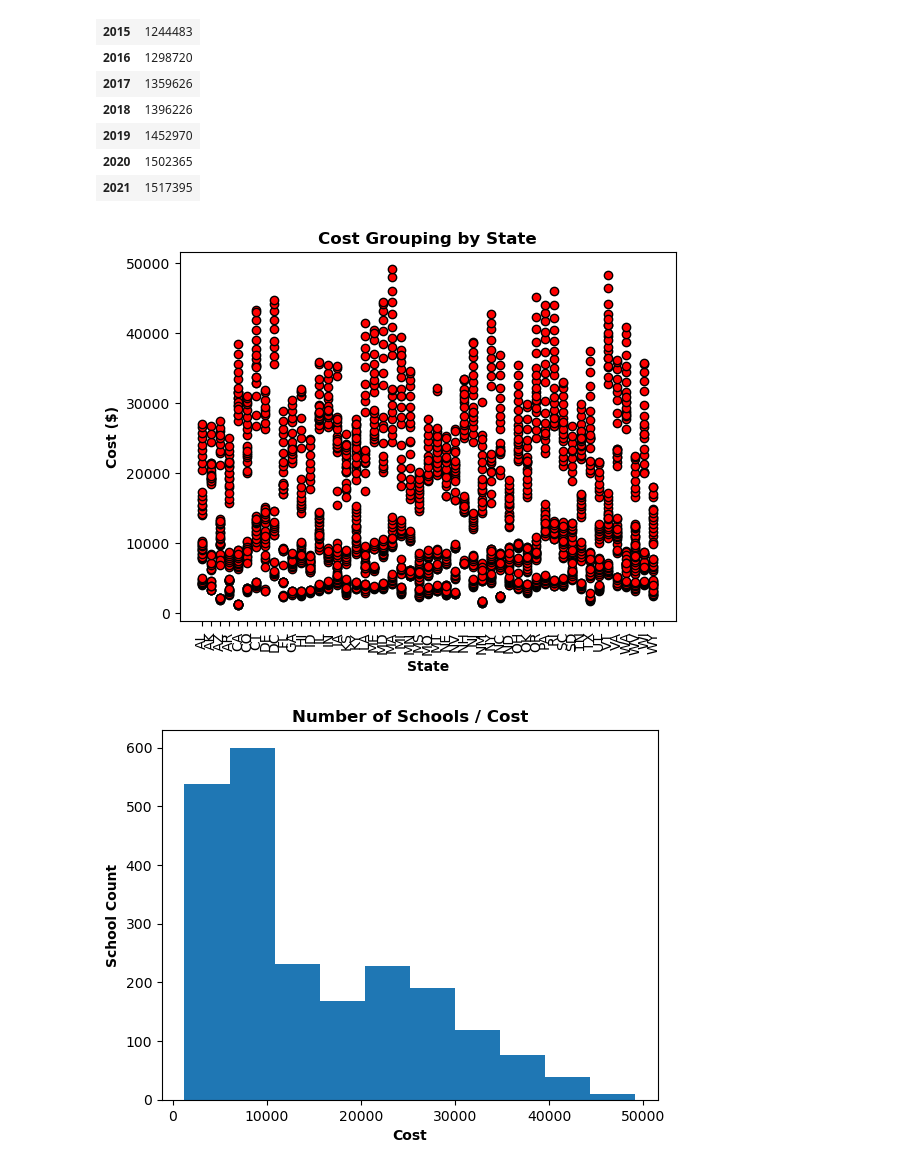
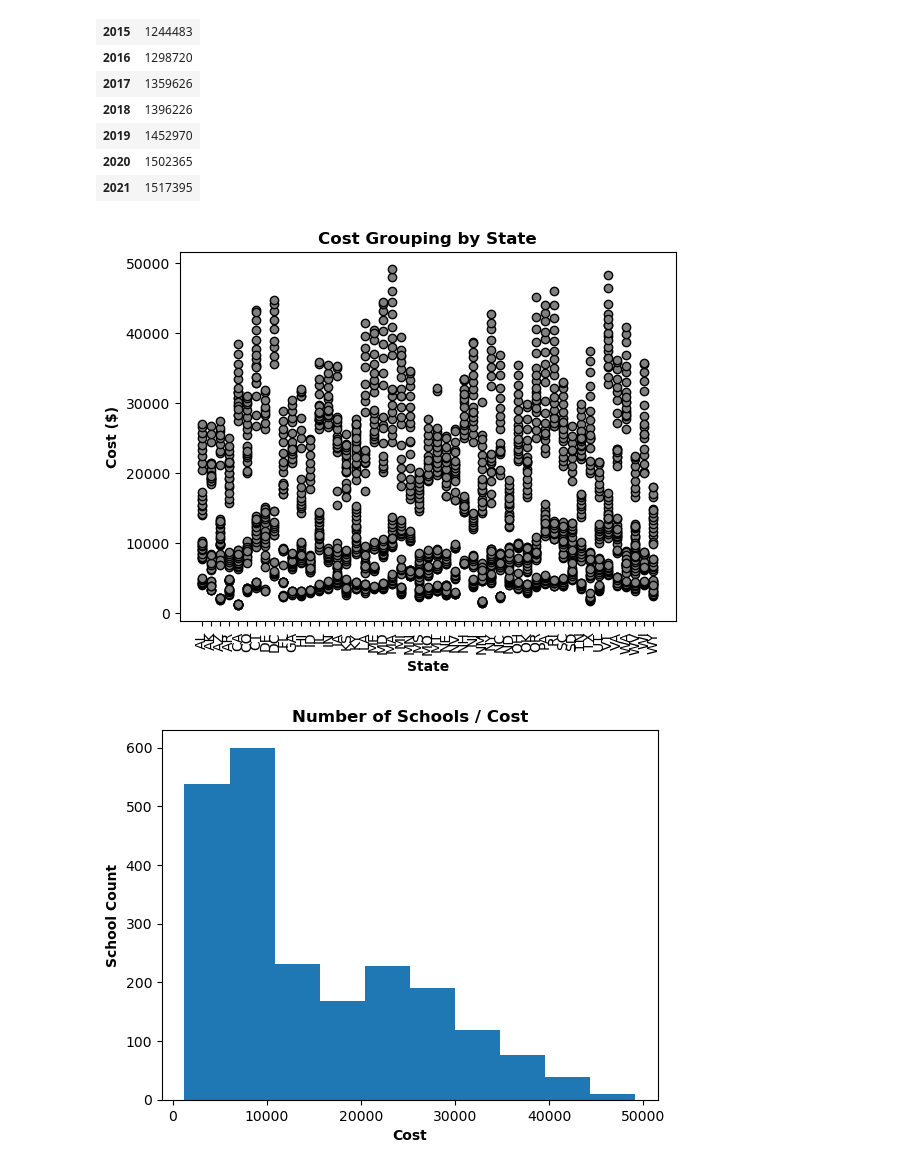
Before and after one commit to anthonybpino/Project-1-Undergrad-Student-Data, a Jupyter notebook: cost_state_2019_2021.ipynb, the cells around one changed output. Drawn from its saved outputs; the diff is of its cells as text; code cells hidden in the pictures.

```diff
--- a/cost_state_2019_2021.ipynb
+++ b/cost_state_2019_2021.ipynb
@@ -613,16 +636,16 @@ private_group_year_cost
 # %%
 
 plt.scatter(fees_tuition_data["State Code"], fees_tuition_data["Cost"],
-            marker="o", facecolors="red", edgecolors="black")
+            marker="o", facecolors="grey", edgecolors="black")
 plt.xticks(rotation="vertical")
 plt.title("Cost Grouping by State",
           fontweight="bold")
 plt.ylabel("Cost ($)", fontweight="bold")
 plt.xlabel("State", fontweight="bold")
 # plt.figure(figsize=(20, 4))
 plt.show()
 # %% [output]
-[figure, old version]
+[figure, new version]
 # %%
 plt.hist(fees_tuition_data["Cost"])
 
```
Also changed, not shown: parts of 8 cells of this notebook, 1 other file.
